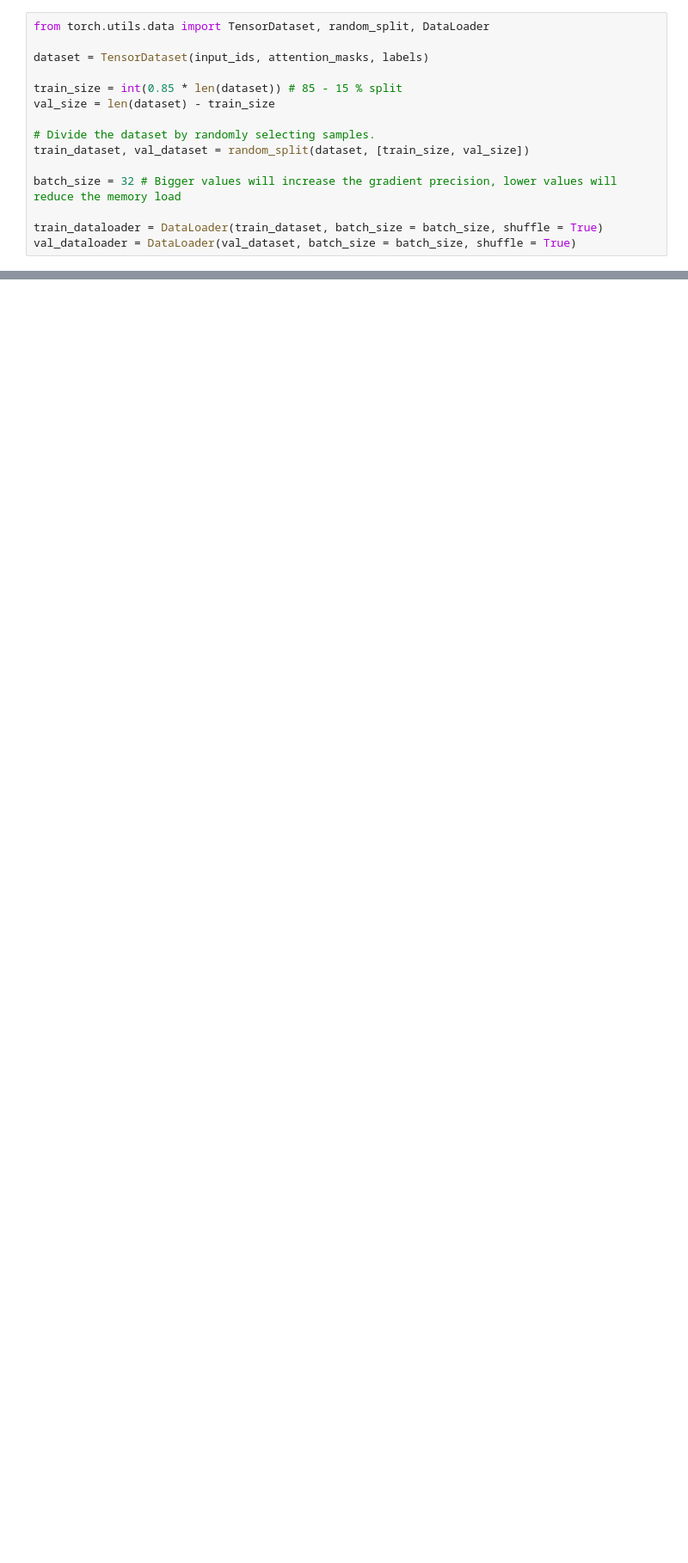
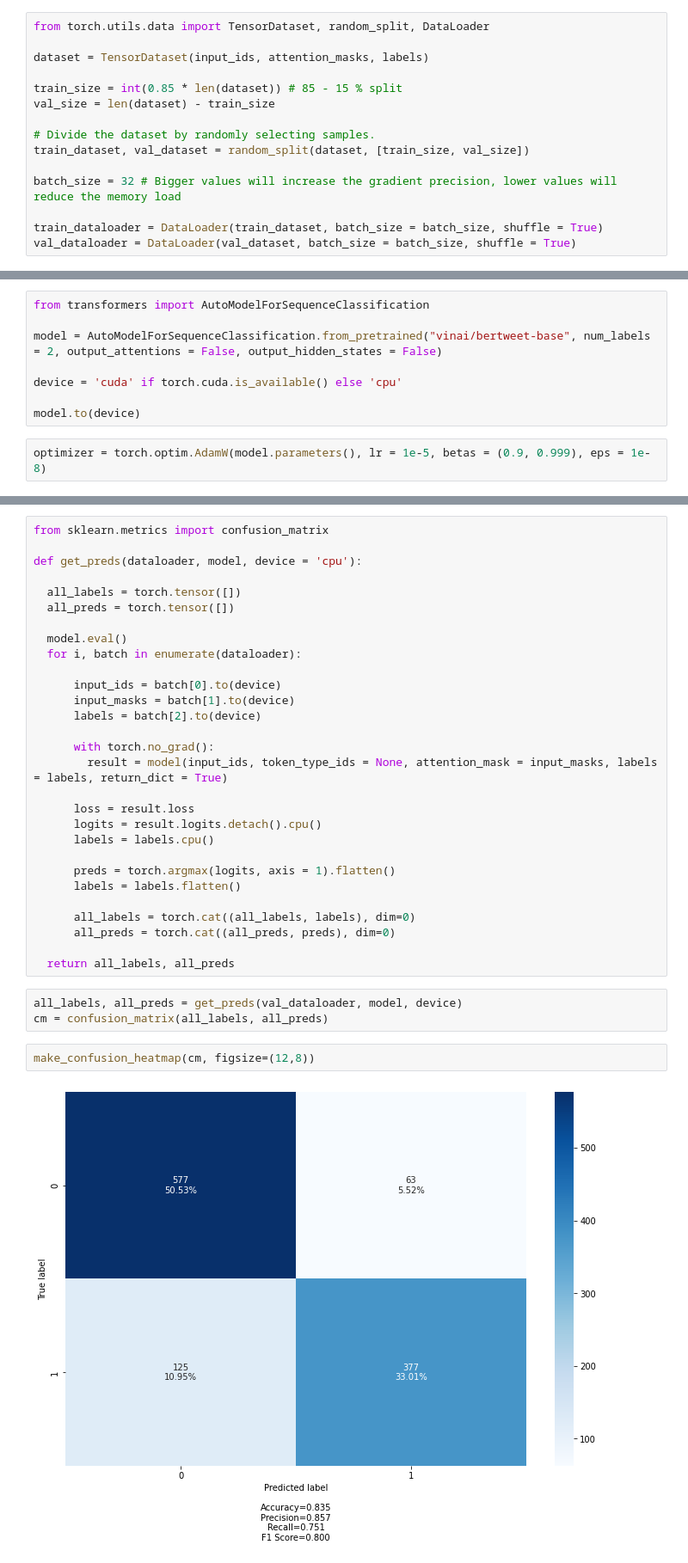
Before and after one commit to rbazin/nlp-disaster-tweets-challenge, a Jupyter notebook: model_prototyping.ipynb, the cells around one changed output, grey strips where cells are left out. Shown at 86% size. Saved outputs shown, nothing was run; the diff lists cells and outputs as text; blank space fills up the shorter version.

Commit message:
different preprocessing methods + confusion matrix

```diff
--- a/model_prototyping.ipynb
+++ b/model_prototyping.ipynb
@@ -462,0 +196,10 @@ test_metrics = test(model, test_dataloader, device=device)
+# %%
+from transformers import AutoModelForSequenceClassification
+
+model = AutoModelForSequenceClassification.from_pretrained("vinai/bertweet-base", num_labels = 2, output_attentions = False, output_hidden_states = False)
+
+device = 'cuda' if torch.cuda.is_available() else 'cpu'
+
+model.to(device)
+# %%
+optimizer = torch.optim.AdamW(model.parameters(), lr = 1e-5, betas = (0.9, 0.999), eps = 1e-8)
@@ -462,0 +437,36 @@ test_metrics = test(model, test_dataloader, device=device)
+# %%
+from sklearn.metrics import confusion_matrix
+
+def get_preds(dataloader, model, device = 'cpu'):
+
+  all_labels = torch.tensor([])
+  all_preds = torch.tensor([])
+
+  model.eval()
+  for i, batch in enumerate(dataloader):
+
+      input_ids = batch[0].to(device)
+      input_masks = batch[1].to(device)
+      labels = batch[2].to(device)
+
+      with torch.no_grad():
+        result = model(input_ids, token_type_ids = None, attention_mask = input_masks, labels = labels, return_dict = True)
+
+      loss = result.loss
+      logits = result.logits.detach().cpu()
+      labels = labels.cpu()
+
+      preds = torch.argmax(logits, axis = 1).flatten()
+      labels = labels.flatten()
+
+      all_labels = torch.cat((all_labels, labels), dim=0)
+      all_preds = torch.cat((all_preds, preds), dim=0)
+
+  return all_labels, all_preds
+# %%
+all_labels, all_preds = get_preds(val_dataloader, model, device)
+cm = confusion_matrix(all_labels, all_preds)
+# %%
+make_confusion_heatmap(cm, figsize=(12,8))
+# %% [output]
+[figure, added]
```
Also changed, not shown: parts of 45 cells of this notebook, 3 other files.
